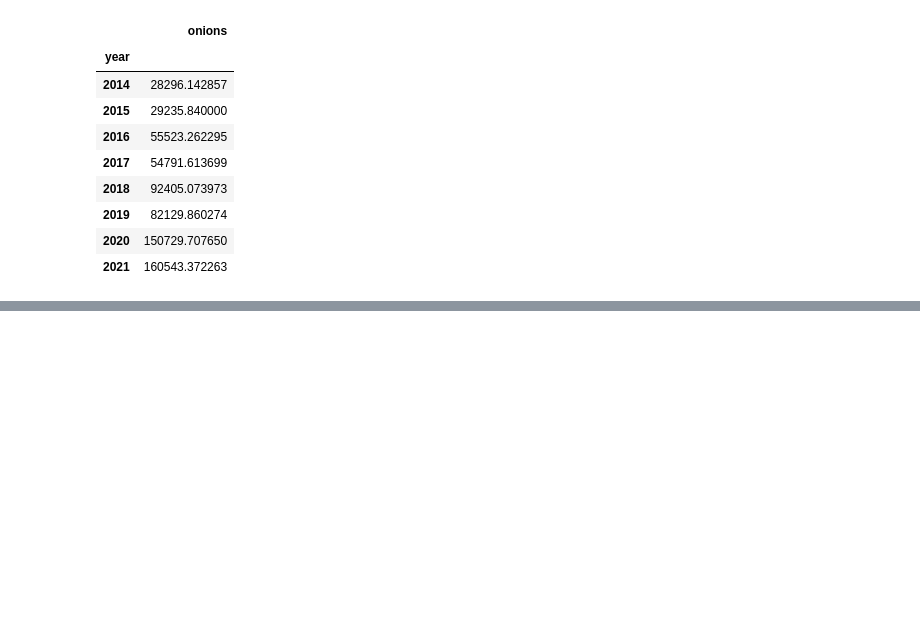
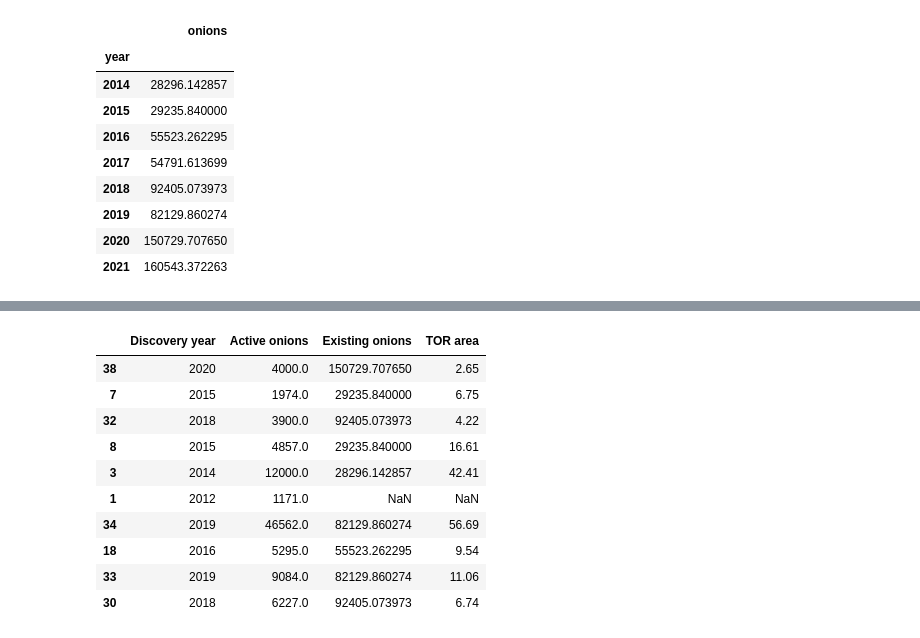
Before and after one commit to javier-pg/onions-discovery, a Jupyter notebook: data/analysis.ipynb, the cells around one changed output, grey strips where cells are left out. Cells and saved outputs as stored; diff of their text form; code cells hidden in the pictures; blank space fills up the shorter version.

```diff
--- a/data/analysis.ipynb
+++ b/data/analysis.ipynb
@@ -154,0 +91,15 @@ display(onions.groupby('year').agg({'onions':'mean'}))
+# %%
+articles['TOR area'] = round(articles['Active onions'] / articles['Existing onions']*100,2)
+articles.sample(10)
+# %% [output]
+|  | Discovery year | Active onions | Existing onions | TOR area |
+| 38 | 2020 | 4000.0 | 150729.707650 | 2.65 |
+| 7 | 2015 | 1974.0 | 29235.840000 | 6.75 |
+| 32 | 2018 | 3900.0 | 92405.073973 | 4.22 |
+| 8 | 2015 | 4857.0 | 29235.840000 | 16.61 |
+| 3 | 2014 | 12000.0 | 28296.142857 | 42.41 |
+| 1 | 2012 | 1171.0 | NaN | NaN |
+| 34 | 2019 | 46562.0 | 82129.860274 | 56.69 |
+| 18 | 2016 | 5295.0 | 55523.262295 | 9.54 |
+| 33 | 2019 | 9084.0 | 82129.860274 | 11.06 |
+| 30 | 2018 | 6227.0 | 92405.073973 | 6.74 |
```
Also changed, not shown: parts of 55 cells of this notebook, 13 other files.
